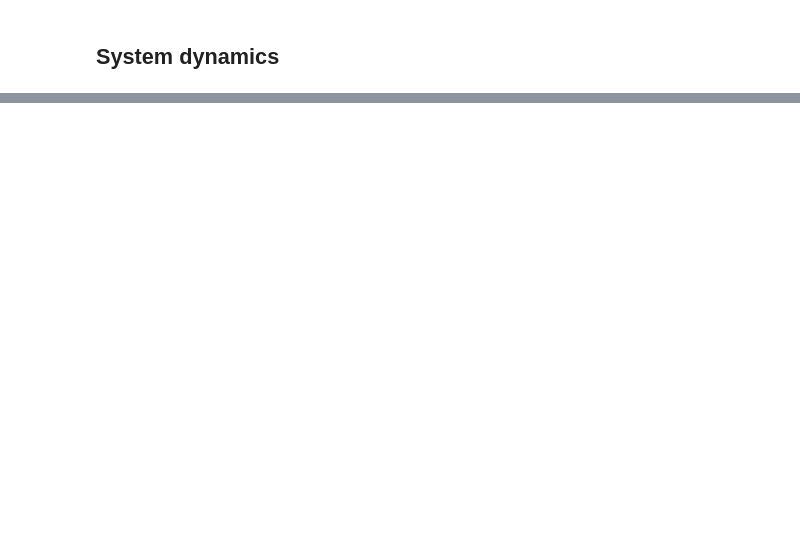
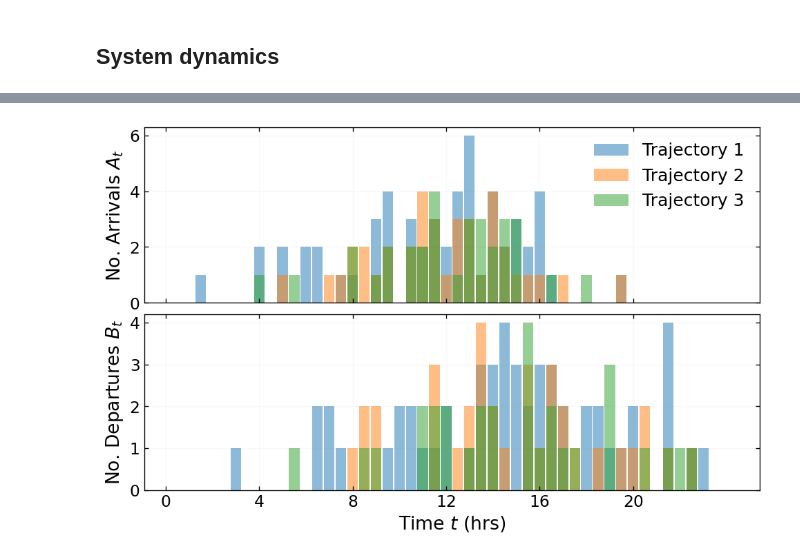
Before and after one commit to DenisseUrenda/stochastic-ems-policy, a Jupyter notebook: notebooks/00_sanity_checks.ipynb, the cells around one changed output, grey strips where cells are left out. Cells and saved outputs as stored; diff of their text form; code cells hidden in the pictures; blank space fills up the shorter version.

Commit message:
Add simulation, plotting and diagnostics modules

```diff
--- a/notebooks/00_sanity_checks.ipynb
+++ b/notebooks/00_sanity_checks.ipynb
@@ -257,0 +265,19 @@ c_t =
+# %%
+# -------------------------------
+# Example: Rollout Trajectory
+# -------------------------------
+
+T = 24 # 24 hours
+
+next_price_function = make_price_function(price_history, future_price, params)
+
+# Tensor final (batch_size, 4)
+S0 = sample_initial_state(batch_size=100, params=params, device=device)
+
+
+t_hist, S_hist, endog_hist, u_hist, A_hist, B_hist, c_hist, J_episode = \
+    rollout_trajectory(policy, S0, T, params, next_price_function)
+# %%
+plot_arrivals_departures(t_hist, A_hist, B_hist)
+# %% [output]
+[figure, added]
```
Also changed, not shown: parts of 11 cells of this notebook, 7 other files.
